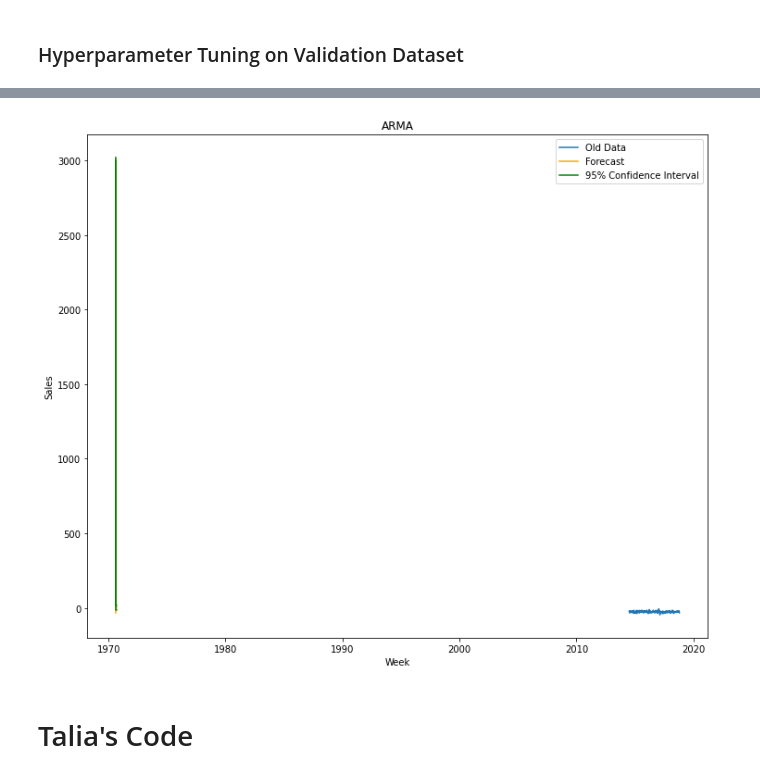
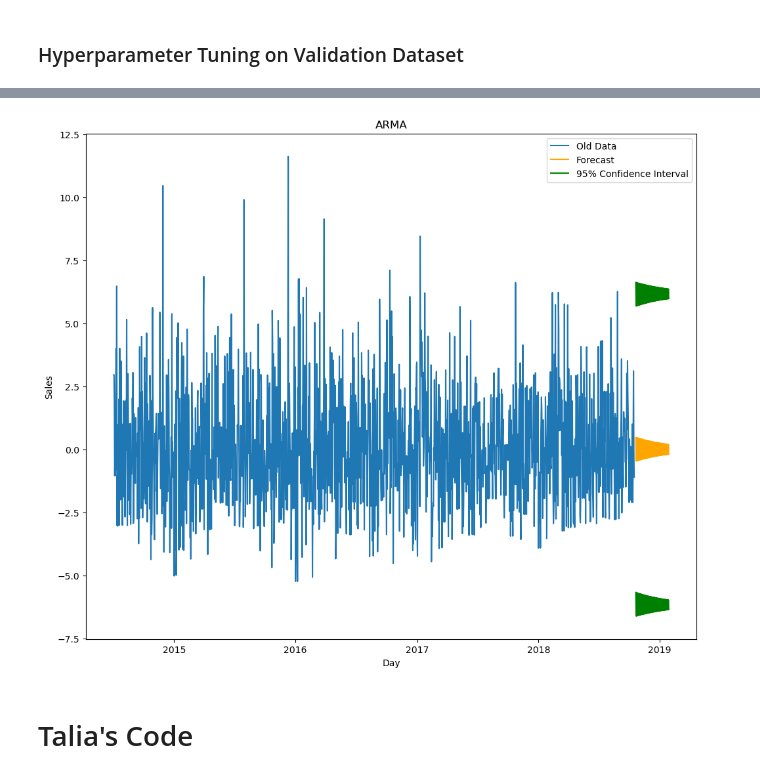
Before and after one commit to chloe-engler-hart/vol3_project, a Jupyter notebook: Scripts/decomp_ARIMA.ipynb, the cells around one changed output, grey strips where cells are left out. Cells and saved outputs as stored; diff of their text form; code cells hidden in the pictures.

```diff
--- a/Scripts/decomp_ARIMA.ipynb
+++ b/Scripts/decomp_ARIMA.ipynb
@@ -296,39 +337,40 @@ def arma_forecast(ts, phis=np.array([0]), thetas=np.array([0]), mu=0, std=0, n=3
     ytild = data[-1] - H@mus[-1]
     sk = H@covs[-1]@H.T
     kk = covs[-1]@H.T@np.linalg.inv(sk)
     xhat = mus[-1] + kk@ytild
     pk = (np.eye(kk.shape[0]) - kk@H)@covs[-1]
 
     # Transform back to obs space
     updated_mus, updated_covs = np.zeros(n+1), np.zeros(n+1)
     updated_mus[0], updated_covs[0] = H@mus[-1] + mu, H@covs[-1]@H.T
 
     xhats, pks = [xhat], [pk]
     for t in range(n):
         # Execute predict algorithm
         xhats.append(F@xhats[t] + mu)
         pks.append(F@pks[t]@F.T + Q)
 
         # Transform back to obs space
         updated_mus[t+1] = H@xhats[t] + mu
         updated_covs[t+1] = H@pks[t]@H.T
 
     # Plot
+    dates = pd.date_range(data.index.values[-1], periods=n)
     plt.figure(figsize=(12,10))
     plt.plot(data, label='Old Data')
-    plt.plot([val for val in range(len(data)-1, (len(data)-1)+n)], updated_mus[1:], c='orange', label='Forecast')
-    plt.plot([val for val in range(len(data)-1, (len(data)-2)+n)], updated_mus[2:] + 2*np.sqrt(updated_covs[2:]), 'g', label='95% Confidence Interval')
-    plt.plot([val for val in range(len(data)-1, (len(data)-2)+n)], updated_mus[2:] - 2*np.sqrt(updated_covs[2:]), 'g')
+    plt.plot(dates[5:], updated_mus[6:], c='orange', label='Forecast')
+    plt.plot(dates[5:], updated_mus[6:] + 2*np.sqrt(updated_covs[6:]), 'g', label='95% Confidence Interval')
+    plt.plot(dates[5:], updated_mus[6:] - 2*np.sqrt(updated_covs[6:]), 'g')
     plt.xlabel('Day')
     plt.ylabel('Sales')
     plt.title('ARMA')
     plt.legend()
     plt.show()
 
-phis, thetas, mu, std = np.array([0.011813]),np.array([-0.99999592]),-0.0036021632926225905,5.431017509137173
-arma_forecast(train, phis=phis, thetas=thetas, mu=mu, std=std, n=30)
+phis, thetas, mu, std = np.array([-0.96460019,  0.02606689]), np.array([ 4.83738998e-07, -1.00000182e+00]), 1.3701930097295663e-05, 2.2090445822823312
+arma_forecast(train, phis=phis, thetas=thetas, mu=mu, std=std, n=105)
 # %% [output]
-[figure, old version]
+[figure, new version]
 # %% [markdown]
 # Talia's Code
 # %%
```
Also changed, not shown: parts of 6 cells of this notebook.
